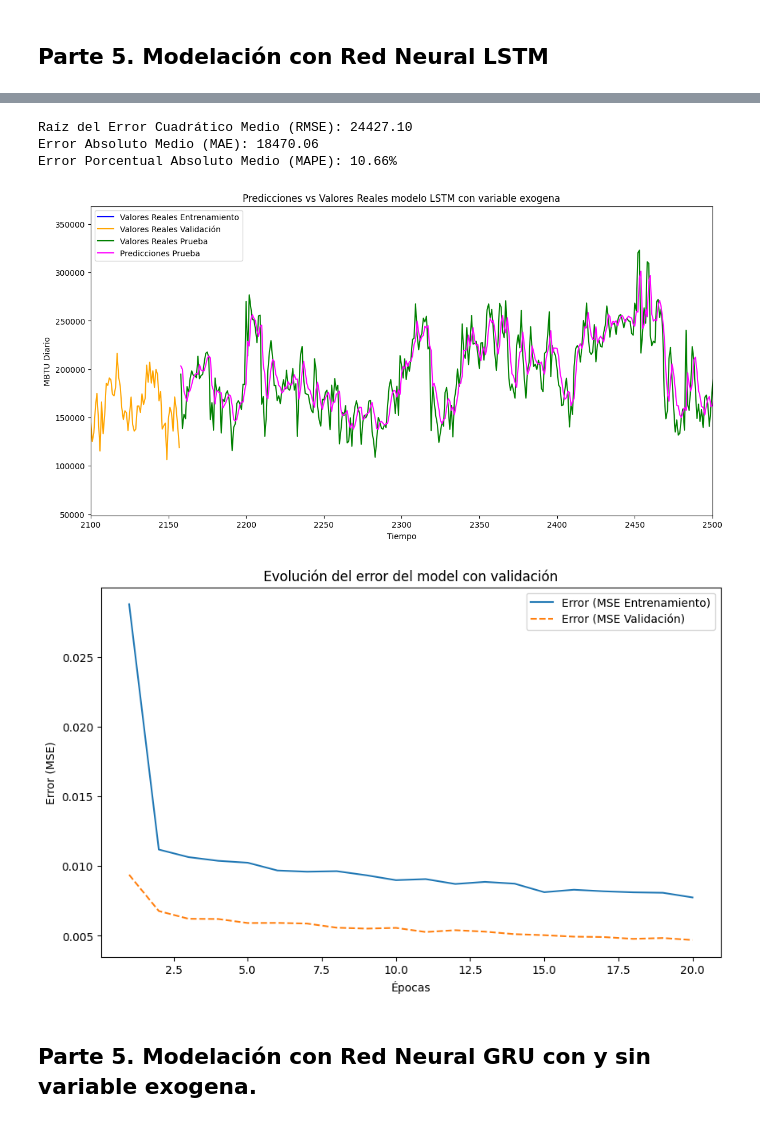
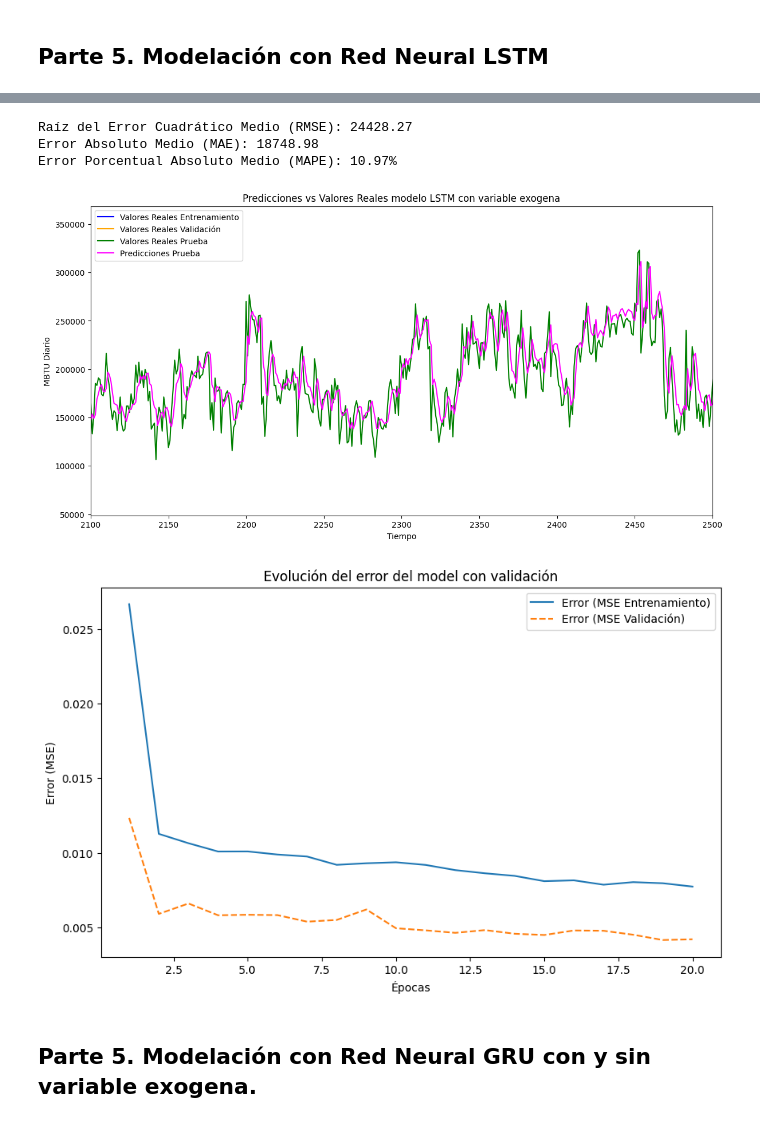
Before and after one commit to Jflorez05/Monografia_Especializacion, a Jupyter notebook: Monografia_Pred_Consumo_Gas_Resumen.ipynb, the cells around one changed output, grey strips where cells are left out. Drawn from its saved outputs; the diff is of its cells as text; code cells hidden in the pictures.

```diff
--- a/Monografia_Pred_Consumo_Gas_Resumen.ipynb
+++ b/Monografia_Pred_Consumo_Gas_Resumen.ipynb
@@ -678,7 +706,7 @@ Error Porcentual Absoluto Medio (MAPE): 60.69%
 time_step = 7  # Define el paso de tiempo que usarás en el modelo
 output_steps = 1  # Número de pasos a predecir hacia adelante
 size = 0.7  # Proporción de datos para el conjunto de entrenamiento
-val_size = 0.15  # Proporción de datos para el conjunto de validación
+val_size = 0.1  # Proporción de datos para el conjunto de validación
 
 # Establecer semilla
 seed_value = 42
@@ -794,9 +822,9 @@ val_predict_LSTM_exog = model_LSTM_exog.predict(X_val)
 test_predict_LSTM_exog = model_LSTM_exog.predict(X_test)
 
 # Invertir la normalización para volver a los valores originales
-train_predict_inv = scaler_consumo.inverse_transform(train_predict_LSTM_exog)
-val_predict_inv = scaler_consumo.inverse_transform(val_predict_LSTM_exog)
-test_predict_inv = scaler_consumo.inverse_transform(test_predict_LSTM_exog)
+train_predict_inv_LSTM_exog = scaler_consumo.inverse_transform(train_predict_LSTM_exog)
+val_predict_inv_LSTM_exog = scaler_consumo.inverse_transform(val_predict_LSTM_exog)
+test_predict_inv_LSTM_exog = scaler_consumo.inverse_transform(test_predict_LSTM_exog)
 
 # También invertir la normalización de y
 y_train_inv = scaler_consumo.inverse_transform(y_train)
@@ -809,13 +837,13 @@ y_test_inv = scaler_consumo.inverse_transform(y_test)
 # %%
 plot_evaluation(y_train_inv, y_val_inv, y_test_inv,
-                    train_predict_inv, val_predict_inv, test_predict_inv,
+                    train_predict_inv_LSTM_exog, val_predict_inv_LSTM_exog, test_predict_inv_LSTM_exog,
                     historia_LSTM_exog, title='Predicciones vs Valores Reales modelo LSTM con variable exogena')
 # %% [output]
-Raíz del Error Cuadrático Medio (RMSE): 24427.10
-Error Absoluto Medio (MAE): 18470.06
-Error Porcentual Absoluto Medio (MAPE): 10.66%
+Raíz del Error Cuadrático Medio (RMSE): 24428.27
+Error Absoluto Medio (MAE): 18748.98
+Error Porcentual Absoluto Medio (MAPE): 10.97%
-[figure, old version]
+[figure, new version]
-[figure, old version]
+[figure, new version]
 # %% [markdown]
 ## **Parte 5.** Modelación con Red Neural GRU con y sin variable exogena.
 # %%
```
Also changed, not shown: parts of 39 cells of this notebook.
